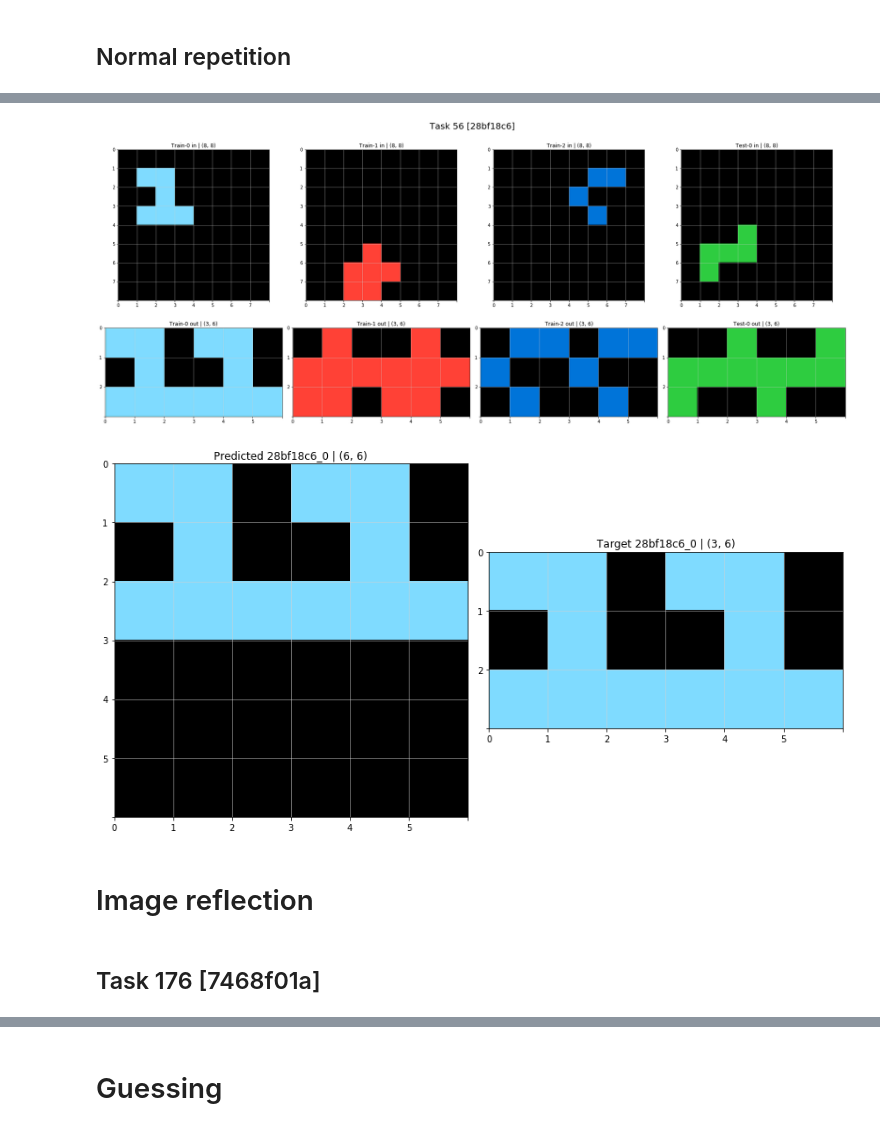
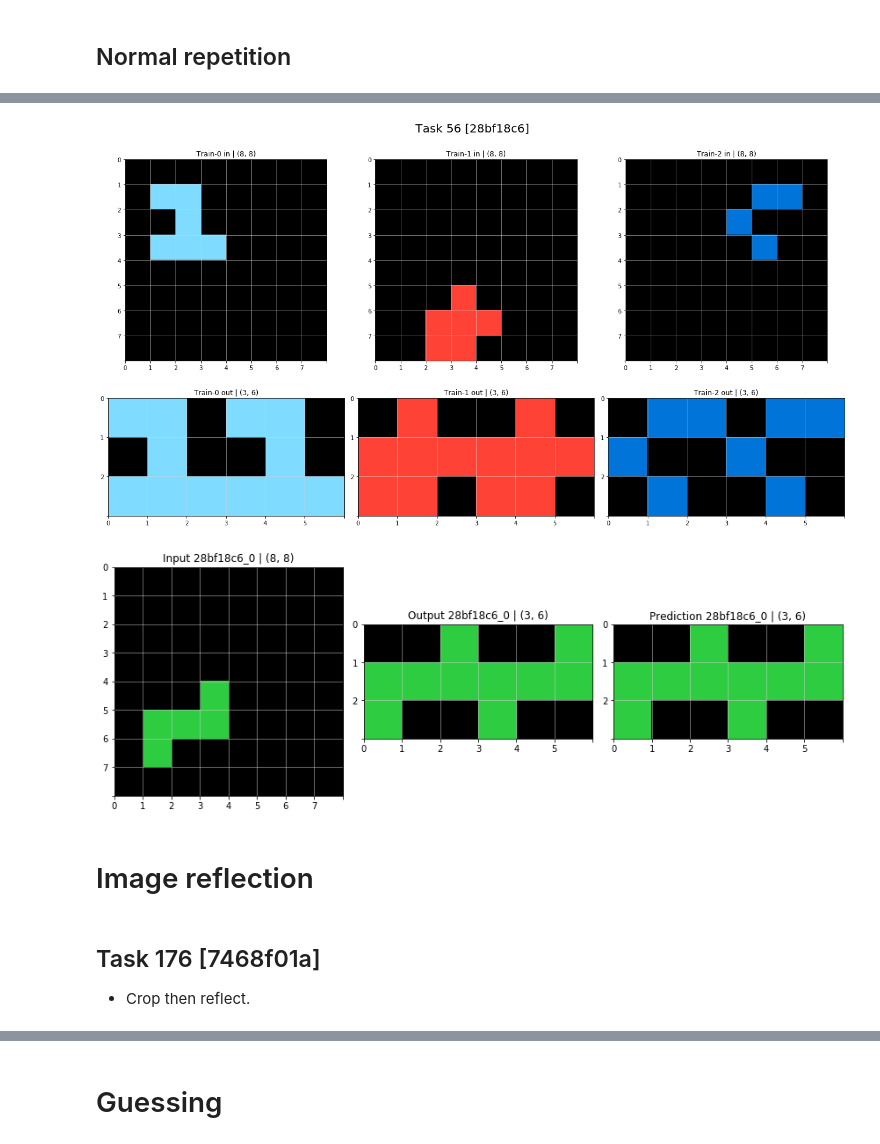
Before and after one commit to vitalwarley/abstract_reasoning, a Jupyter notebook: solving.ipynb, the cells around one changed output, grey strips where cells are left out. Saved outputs shown, nothing was run; the diff lists cells and outputs as text; code cells hidden in the pictures.

```diff
--- a/solving.ipynb
+++ b/solving.ipynb
@@ -138,6 +136,6 @@ plot_pred_and_target(pred, pixmap_out, fname[:-5] + f'_{sample_id}')
 # %%
 fname = '28bf18c6.json'
 tid = training_tasks.index(fname)
-task = load_and_plot(training_path, training_tasks[tid], return_what=2, task_id=tid)
+task_dict = load_and_plot(training_path, training_tasks[tid], return_what=2, task_id=tid, only_train=True)
 # %% [output]
-[figure, old version]
+[figure, new version]
@@ -144,14 +144,18 @@ task = load_and_plot(training_path, training_tasks[tid], return_what=2, task_id=
 # %%
-sample_id = 0
-pixmap_in, pixmap_out = nth_sample(task, sample_id)
-pred = fractal_repetition(pixmap_in)
-plot_pred_and_target(pred, pixmap_out, fname[:-5] + f'_{sample_id}')
+from dsl import pattern_repetition
+
+for sample_id in range(len(task)):
+    pixmap_in, pixmap_out = nth_sample(task, sample_id)
+    pred = pattern_repetition(pixmap_in)
+    plot_task_and_pred(task, pred, fname, sample_id)
 # %% [output]
-[figure, old version]
+[figure, new version]
 # %% [markdown]
 # Image reflection
 # %% [markdown]
 ## Task 176 [7468f01a]
+
+- Crop then reflect.
 # %%
 fname = '7468f01a.json'
 tid = training_tasks.index(fname)
```
Also changed, not shown: parts of 86 cells of this notebook, 5 other files.
